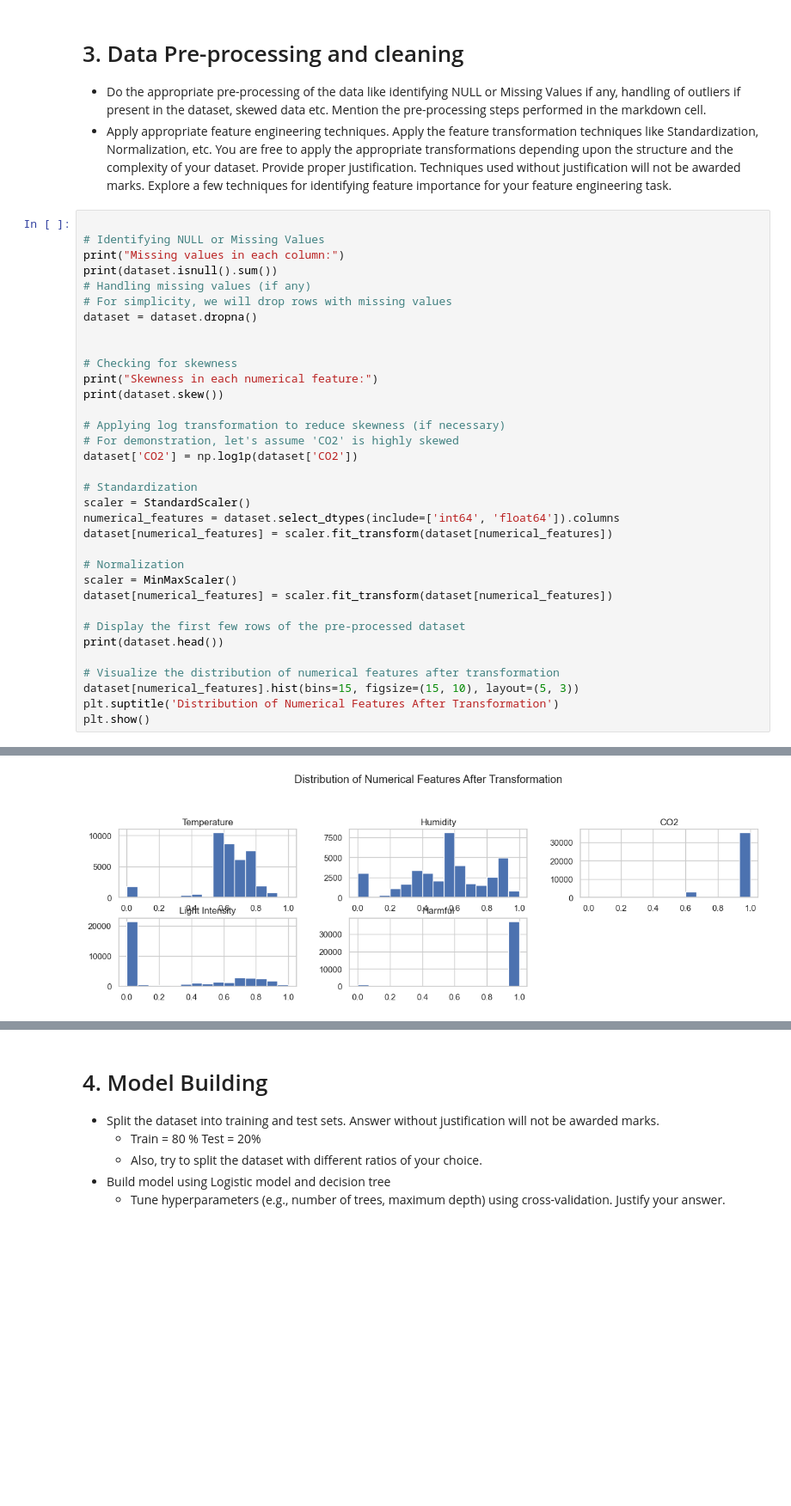
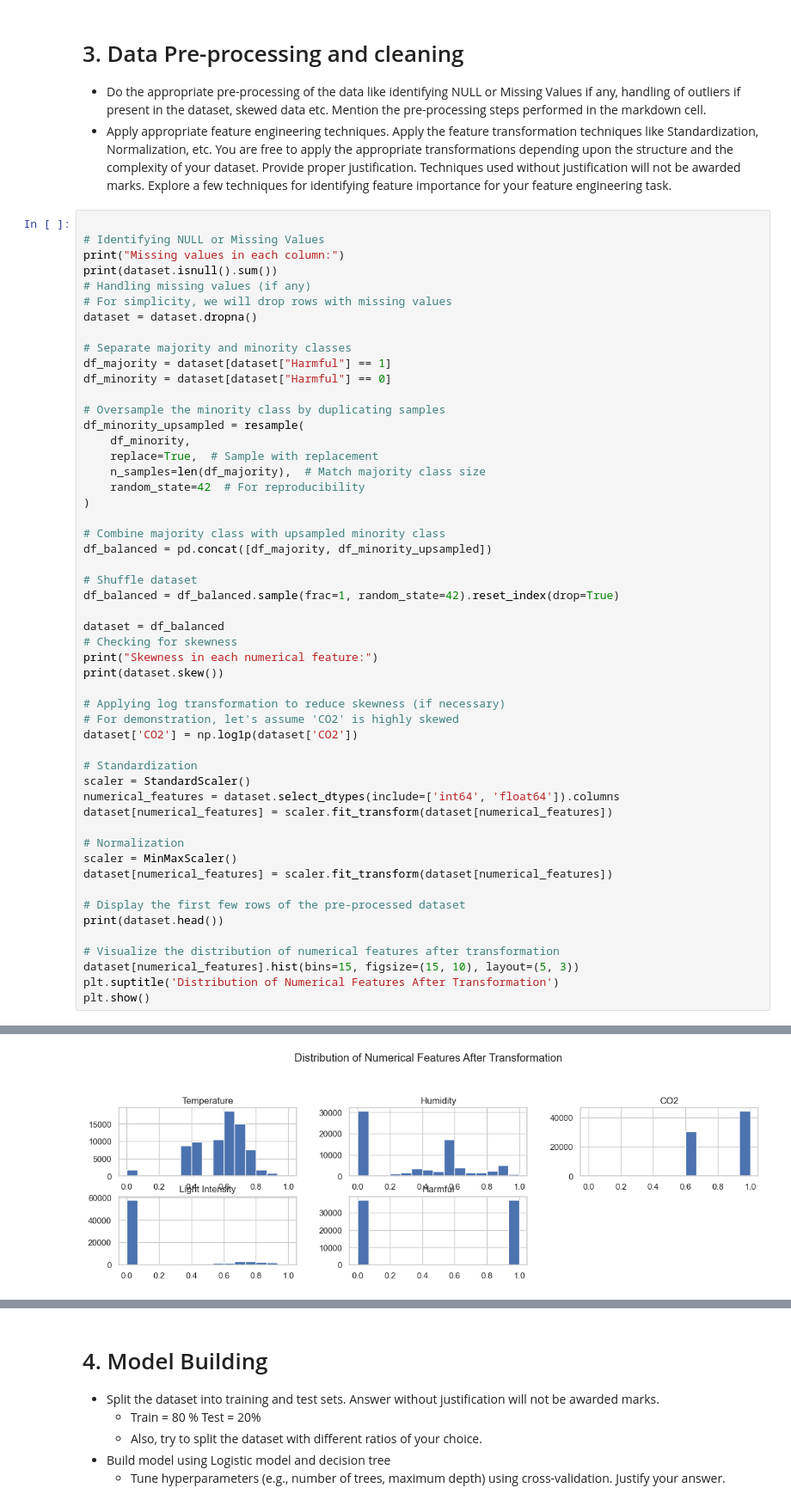
Before and after one commit to rishiagrawal2609/Hostel_Classifier, a Jupyter notebook: hostel_classifier.ipynb, the cells around one changed output, grey strips where cells are left out. Shown at 86% size. Cells and saved outputs as stored; diff of their text form; blank space fills up the shorter version.

```diff
--- a/hostel_classifier.ipynb
+++ b/hostel_classifier.ipynb
@@ -108,7 +111,25 @@ print(dataset.isnull().sum())
 # For simplicity, we will drop rows with missing values
 dataset = dataset.dropna()
 
+# Separate majority and minority classes
+df_majority = dataset[dataset["Harmful"] == 1]
+df_minority = dataset[dataset["Harmful"] == 0]
 
+# Oversample the minority class by duplicating samples
+df_minority_upsampled = resample(
+    df_minority,
+    replace=True,  # Sample with replacement
+    n_samples=len(df_majority),  # Match majority class size
+    random_state=42  # For reproducibility
+)
+
+# Combine majority class with upsampled minority class
+df_balanced = pd.concat([df_majority, df_minority_upsampled])
+
+# Shuffle dataset
+df_balanced = df_balanced.sample(frac=1, random_state=42).reset_index(drop=True)
+
+dataset = df_balanced
 # Checking for skewness
 print("Skewness in each numerical feature:")
 print(dataset.skew())
@@ -157,2 +178,2 @@ dtype: float64
-[figure, old version]
+[figure, new version]
 # %% [markdown]
```
Also changed, not shown: parts of 19 cells of this notebook, 1 other file.
